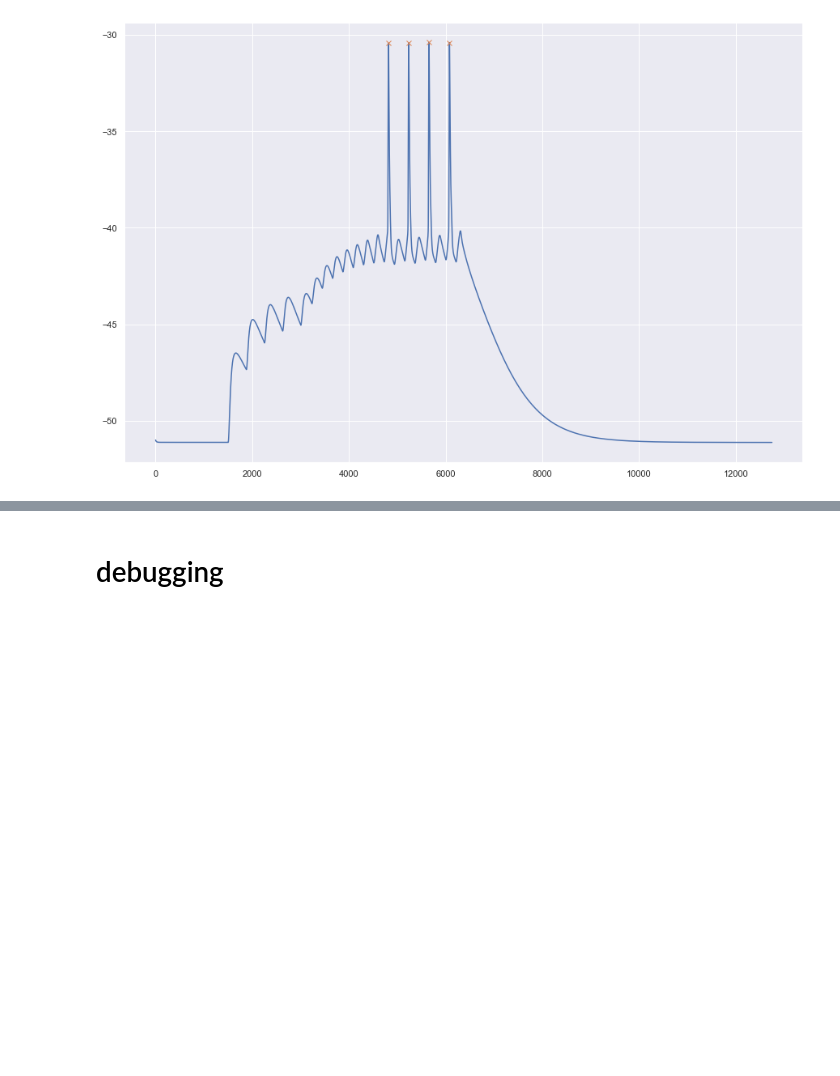
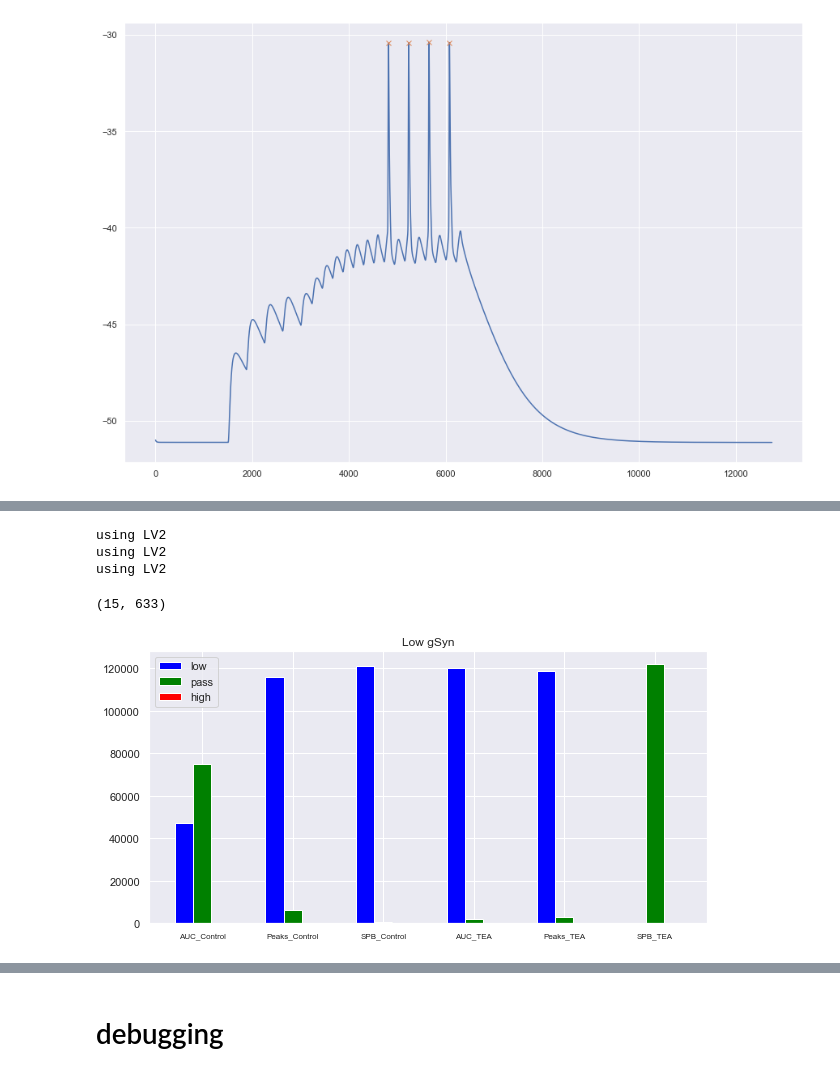
Before and after one commit to ddopp4877/CGProjectpub, a Jupyter notebook: Checkruns.ipynb, the cells around one changed output, grey strips where cells are left out. Saved outputs shown, nothing was run; the diff lists cells and outputs as text; code cells hidden in the pictures; blank space fills up the shorter version.

```diff
--- a/Checkruns.ipynb
+++ b/Checkruns.ipynb
@@ -645,0 +763,26 @@ array([[  0,   6,   8,  10],
+# %%
+archivedPathLow = os.path.join("..","CGresults","fixed_Gsyn","Low")
+archivedPathMed = os.path.join("..","CGresults","fixed_Gsyn","Med")
+archivedPathHigh = os.path.join("..","CGresults","fixed_Gsyn","High")
+#C:\Users\ddopp\source\repos\CGresults\fixed_Gsyn\Low\LV3
+#archivedPath  = "output"
+LV2ParamsLow =  np.array(pd.read_pickle(os.path.join(archivedPathLow,"LV2","passParamsRepeatControl.pkl")))
+LV2ParamsMed = np.array(pd.read_pickle(os.path.join(archivedPathMed,"LV2","passParamsRepeatControl.pkl")))
+LV2ParamsHigh = np.array(pd.read_pickle(os.path.join(archivedPathHigh,"LV2","passParamsRepeatControl.pkl")))
+
+LV2codedLow = np.loadtxt(os.path.join(archivedPathLow,"LV2","LV2RejectionResults.txt"))
+LV2codedMed = np.loadtxt(os.path.join(archivedPathMed,"LV2","LV2RejectionResults.txt"))
+LV2codedHigh = np.loadtxt(os.path.join(archivedPathHigh,"LV2","LV2RejectionResults.txt"))
+
+LV2passIdxsLow,LV2failIdxsLow,LV2allIdxsLow = getPassIdxs(LV2codedLow,'LV2')#indices of each cell that passed including repeats at different freqs, same for fail, 1 marked at all 16 freqs at which a cell passed
+LV2passIdxsMed,LV2failIdxsMed,LV2allIdxsMed = getPassIdxs(LV2codedMed,'LV2')
+LV2passIdxsHigh,LV2failIdxsHigh,LV2allIdxsHigh = getPassIdxs(LV2codedHigh,'LV2')
+
+
+paramsLV2PassingLow = LV2ParamsLow[:,LV2passIdxsLow]
+paramsLV2PassingMed = LV2ParamsMed[:,LV2passIdxsMed]
+paramsLV2PassingHigh = LV2ParamsHigh[:,LV2passIdxsHigh]
+# %% [output]
+using LV2
+using LV2
+using LV2
@@ -645,0 +793,4 @@ array([[  0,   6,   8,  10],
+# %%
+testparams.shape
+# %% [output]
+(15, 633)
@@ -645,0 +805,8 @@ array([[  0,   6,   8,  10],
+# %%
+testCoded  = LV2codedLow
+testCodedList = LV2CritList()
+plotFailCrit(testCoded,testCodedList)
+plt.title('Low gSyn')
+plt.show()
+# %% [output]
+[figure, added]
```
Also changed, not shown: parts of 88 cells of this notebook, 19 other files.
